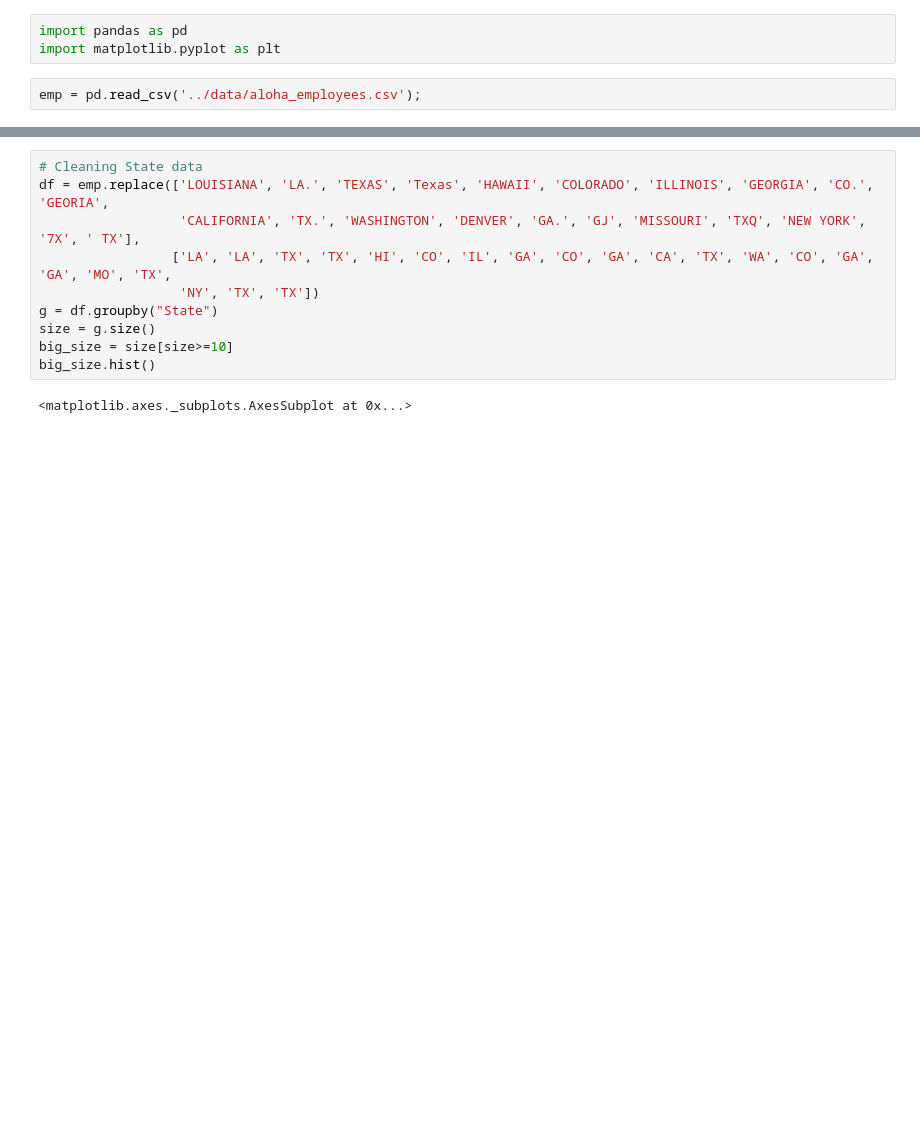
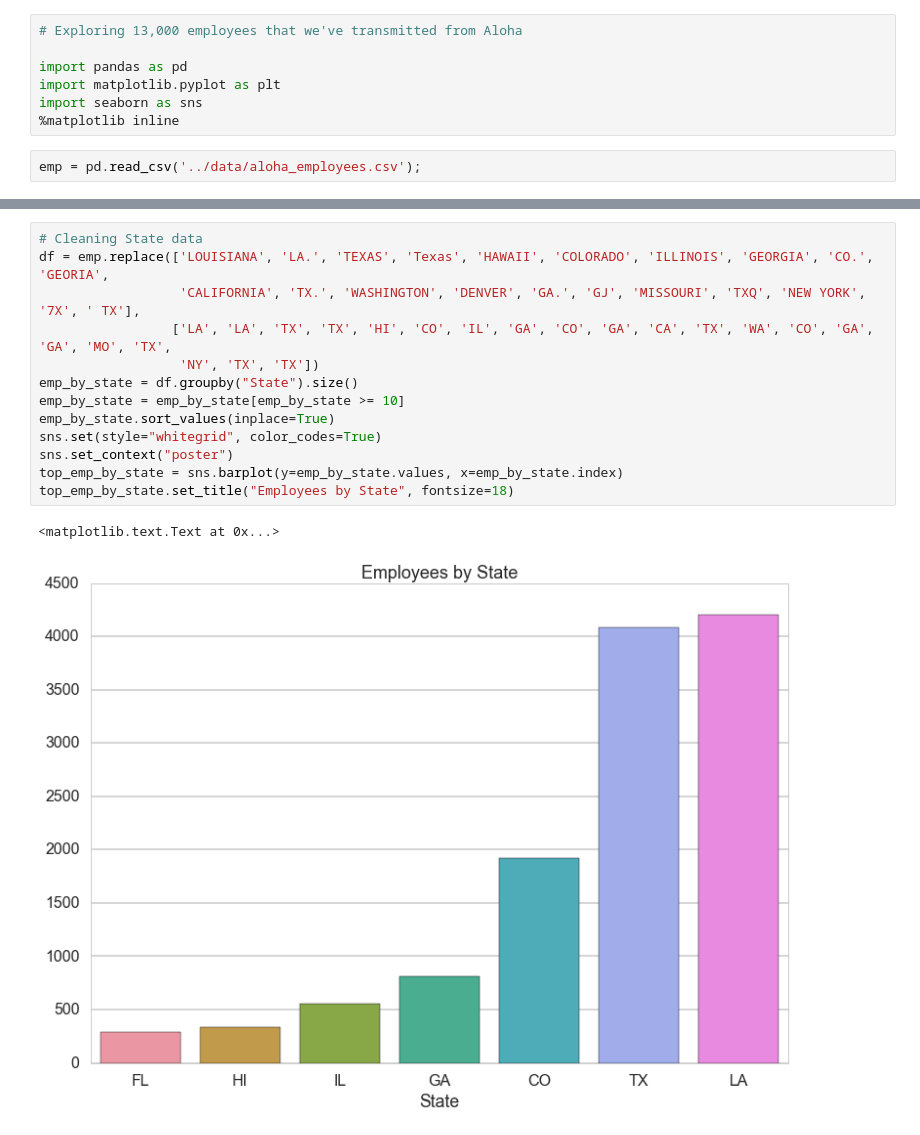
Before and after one commit to andrewhart098/jupyter-notebooks, a Jupyter notebook: Aloha Employees.ipynb, the cells around one changed output, grey strips where cells are left out. Saved outputs shown, nothing was run; the diff lists cells and outputs as text; blank space fills up the shorter version.

Commit message:
got seaborn boxplot working

```diff
--- a/Aloha Employees.ipynb
+++ b/Aloha Employees.ipynb
@@ -1,6 +1,10 @@
 # %%
+# Exploring 13,000 employees that we've transmitted from Aloha
+
 import pandas as pd
 import matplotlib.pyplot as plt
+import seaborn as sns
+%matplotlib inline
 # %%
 emp = pd.read_csv('../data/aloha_employees.csv');
 # %%
@@ -18,12 +22,16 @@ emp.describe()
 # %%
 # Cleaning State data
 df = emp.replace(['LOUISIANA', 'LA.', 'TEXAS', 'Texas', 'HAWAII', 'COLORADO', 'ILLINOIS', 'GEORGIA', 'CO.', 'GEORIA',
                   'CALIFORNIA', 'TX.', 'WASHINGTON', 'DENVER', 'GA.', 'GJ', 'MISSOURI', 'TXQ', 'NEW YORK', '7X', ' TX'],
                  ['LA', 'LA', 'TX', 'TX', 'HI', 'CO', 'IL', 'GA', 'CO', 'GA', 'CA', 'TX', 'WA', 'CO', 'GA', 'GA', 'MO', 'TX',
                   'NY', 'TX', 'TX'])
-g = df.groupby("State")
-size = g.size()
-big_size = size[size>=10]
-big_size.hist()
+emp_by_state = df.groupby("State").size()
+emp_by_state = emp_by_state[emp_by_state >= 10]
+emp_by_state.sort_values(inplace=True)
+sns.set(style="whitegrid", color_codes=True)
+sns.set_context("poster")
+top_emp_by_state = sns.barplot(y=emp_by_state.values, x=emp_by_state.index)
+top_emp_by_state.set_title("Employees by State", fontsize=18)
 # %% [output]
-<matplotlib.axes._subplots.AxesSubplot at 0x...>
+<matplotlib.text.Text at 0x...>
+[figure, added]
```
Also changed, not shown: 1 other file.
